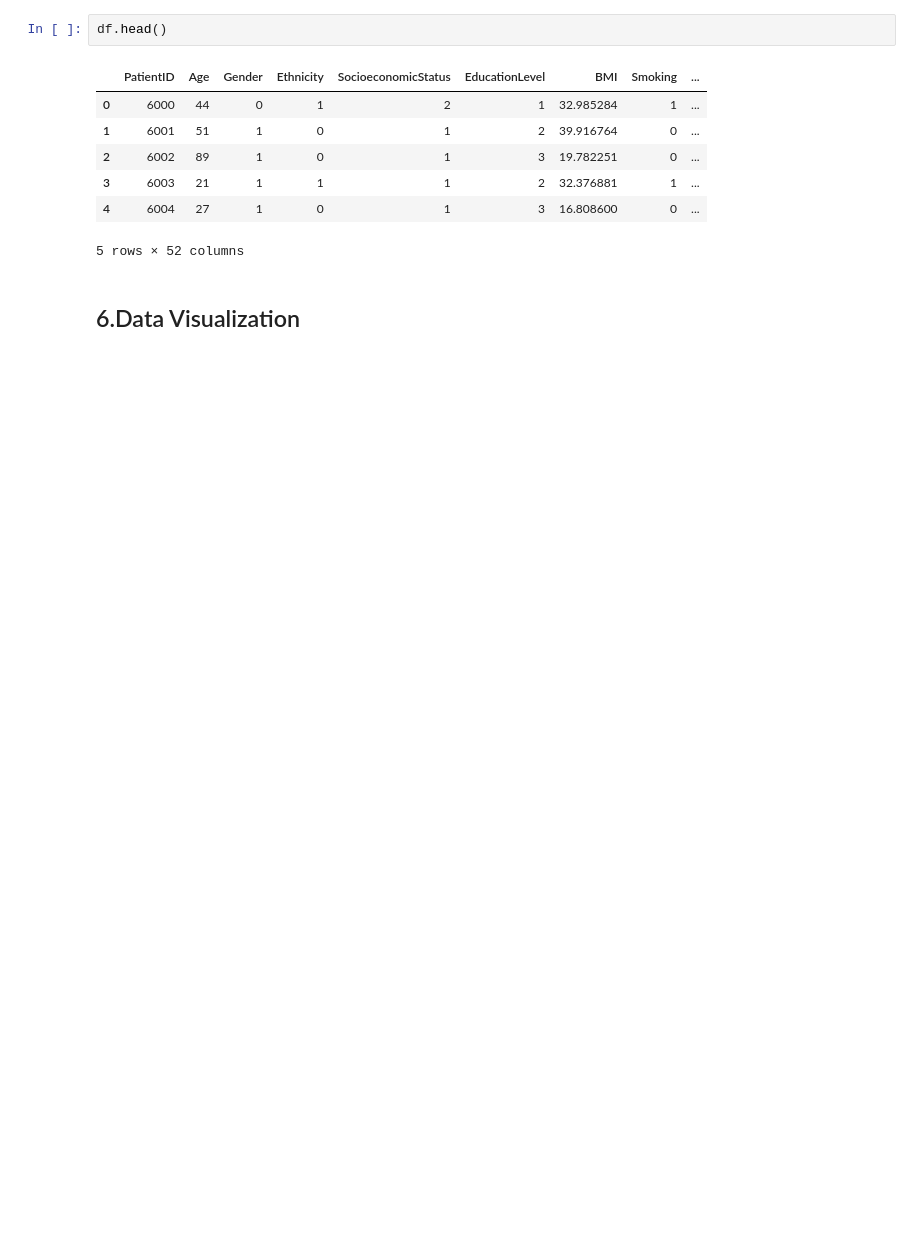
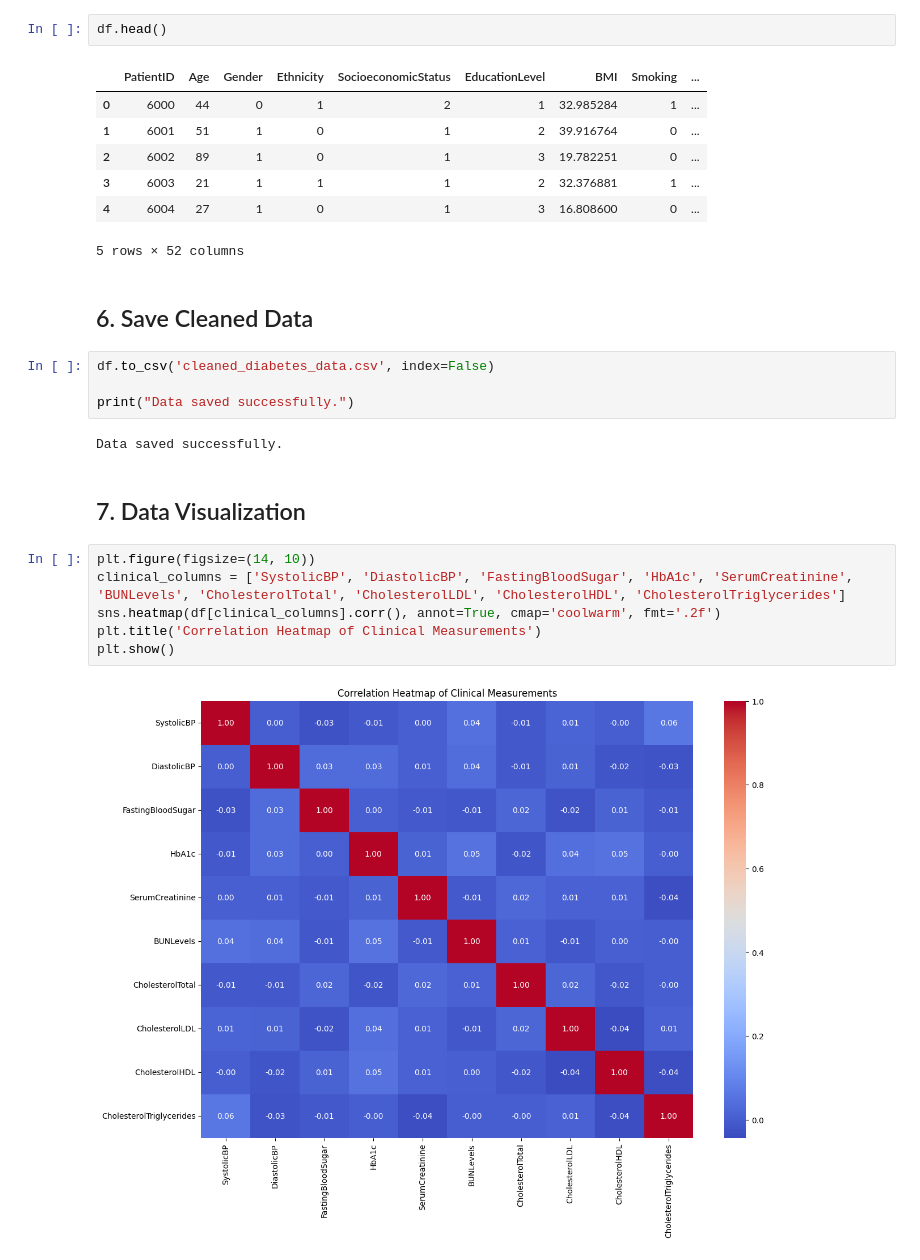
Before and after one commit to Reemsoliiman/ga-feature-select, a Jupyter notebook: notebooks/01_data_exploration.ipynb, the cells around one changed output. Saved outputs shown, nothing was run; the diff lists cells and outputs as text; blank space fills up the shorter version.

```diff
--- a/notebooks/01_data_exploration.ipynb
+++ b/notebooks/01_data_exploration.ipynb
@@ -207,6 +208,22 @@ df.head()
 | 3 | 6003 | 21 | 1 | 1 | 1 | 2 | 32.376881 | 1 | ... |
 | 4 | 6004 | 27 | 1 | 0 | 1 | 3 | 16.808600 | 0 | ... |
 5 rows × 52 columns
+# %% [markdown]
+## 6. Save Cleaned Data
+# %%
+df.to_csv('cleaned_diabetes_data.csv', index=False)
+
+print("Data saved successfully.")
+# %% [output]
+Data saved successfully.
 # %% [markdown]
-## 6.Data Visualization
+## 7. Data Visualization
+# %%
+plt.figure(figsize=(14, 10))
+clinical_columns = ['SystolicBP', 'DiastolicBP', 'FastingBloodSugar', 'HbA1c', 'SerumCreatinine', 'BUNLevels', 'CholesterolTotal', 'CholesterolLDL', 'CholesterolHDL', 'CholesterolTriglycerides']
+sns.heatmap(df[clinical_columns].corr(), annot=True, cmap='coolwarm', fmt='.2f')
+plt.title('Correlation Heatmap of Clinical Measurements')
+plt.show()
+# %% [output]
+[figure, added]
 # %%
```
Also changed, not shown: parts of 18 cells of this notebook, 1 other file.
